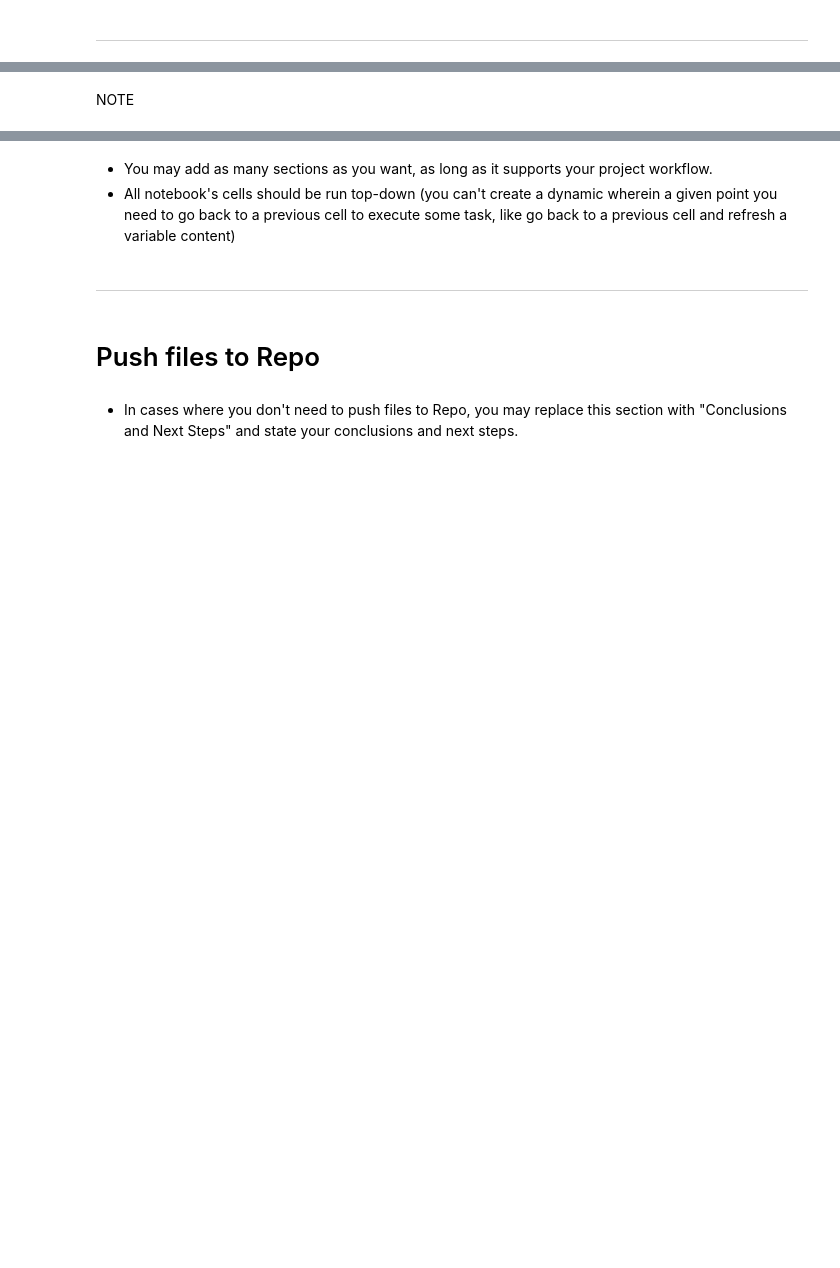
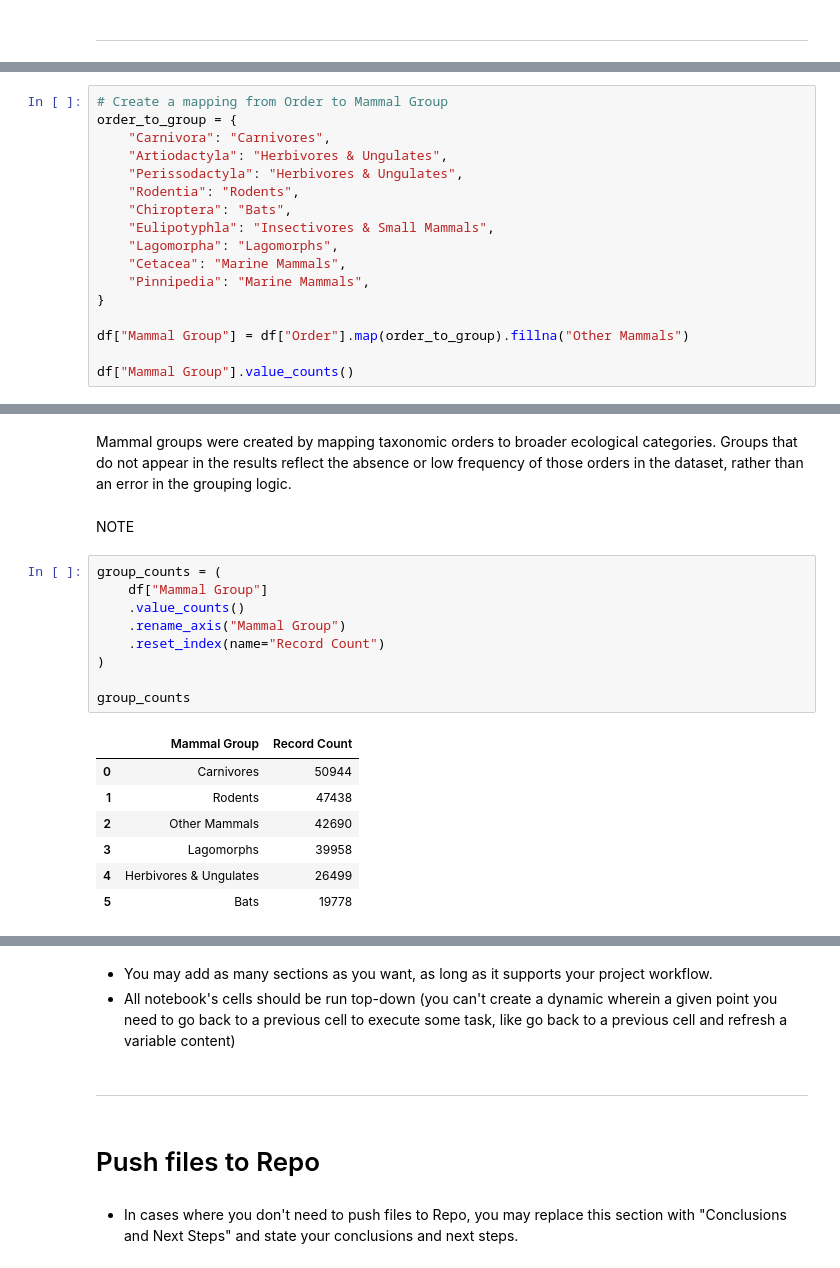
Before and after one commit to TomOverment/uk_animal_tracker, a Jupyter notebook: jupyter_notebooks/Notebook_Template.ipynb, the cells around one changed output, grey strips where cells are left out. Cells and saved outputs as stored; diff of their text form; blank space fills up the shorter version.

```diff
--- a/jupyter_notebooks/Notebook_Template.ipynb
+++ b/jupyter_notebooks/Notebook_Template.ipynb
@@ -99,0 +251,17 @@ for p in Path("..").rglob("*.csv"):
+# %%
+# Create a mapping from Order to Mammal Group
+order_to_group = {
+    "Carnivora": "Carnivores",
+    "Artiodactyla": "Herbivores & Ungulates",
+    "Perissodactyla": "Herbivores & Ungulates",
+    "Rodentia": "Rodents",
+    "Chiroptera": "Bats",
+    "Eulipotyphla": "Insectivores & Small Mammals",
+    "Lagomorpha": "Lagomorphs",
+    "Cetacea": "Marine Mammals",
+    "Pinnipedia": "Marine Mammals",
+}
+
+df["Mammal Group"] = df["Order"].map(order_to_group).fillna("Other Mammals")
+
+df["Mammal Group"].value_counts()
@@ -100,2 +277,24 @@ for p in Path("..").rglob("*.csv"):
+# %% [markdown]
+Mammal groups were created by mapping taxonomic orders to broader ecological
+categories. Groups that do not appear in the results reflect the absence or
+low frequency of those orders in the dataset, rather than an error in the
+grouping logic.
 # %% [markdown]
 NOTE
+# %%
+group_counts = (
+    df["Mammal Group"]
+    .value_counts()
+    .rename_axis("Mammal Group")
+    .reset_index(name="Record Count")
+)
+
+group_counts
+# %% [output]
+|  | Mammal Group | Record Count |
+| 0 | Carnivores | 50944 |
+| 1 | Rodents | 47438 |
+| 2 | Other Mammals | 42690 |
+| 3 | Lagomorphs | 39958 |
+| 4 | Herbivores & Ungulates | 26499 |
+| 5 | Bats | 19778 |
```
Also changed, not shown: parts of 15 cells of this notebook.
